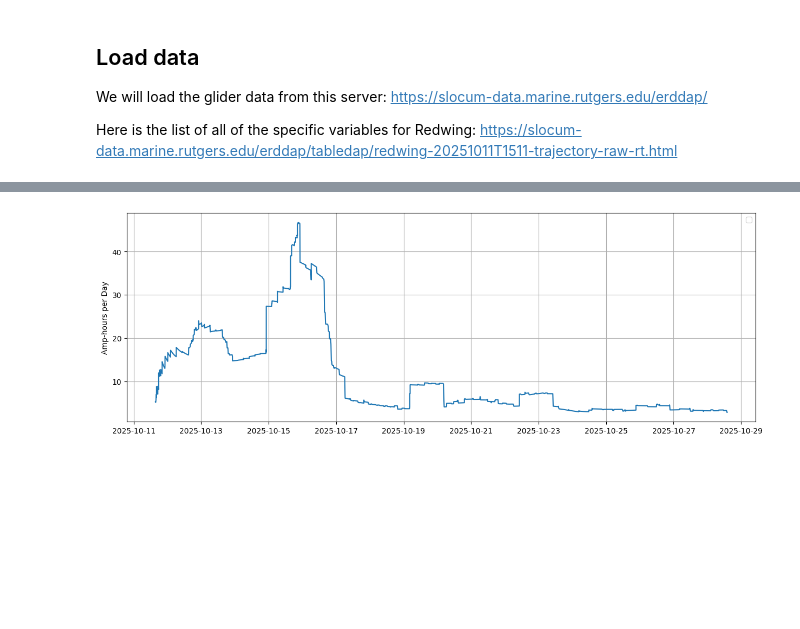
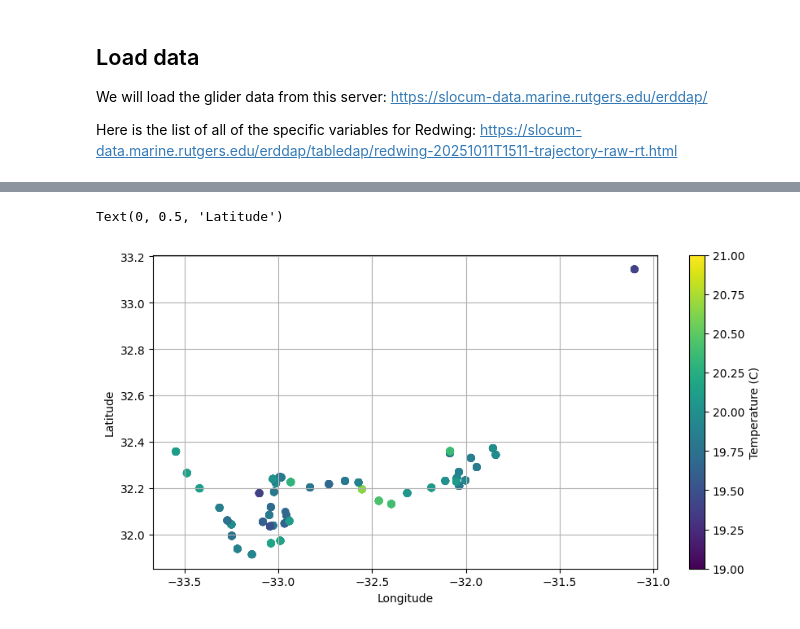
Before and after one commit to JGradone/Topics-Sentinel, a Jupyter notebook: Redwing_Real_Time.ipynb, the cells around one changed output, grey strips where cells are left out. Drawn from its saved outputs; the diff is of its cells as text; code cells hidden in the pictures; blank space fills up the shorter version.

```diff
--- a/Redwing_Real_Time.ipynb
+++ b/Redwing_Real_Time.ipynb
@@ -138,24 +151,14 @@ Text(0.5, 0, 'Time')
-# %%
-redwing.index = pd.to_datetime(redwing.time)
-redwing = redwing.sort_index()
-
-# Rolling and differencing
-redwing['amp_hour_diff'] = (
-    np.abs(redwing['m_battery_amp_hours_remaining'].rolling('2h').mean().diff())
-    .rolling('24h').mean()
-)
-
-redwing['time_diff'] = redwing.index.to_series().diff().dt.total_seconds()
-redwing['amp_hour_per_day'] = redwing['amp_hour_diff'] / redwing['time_diff'] * 86400
-
-# Median filter + rolling mean
-redwing['amp_hour_per_day_smooth'] = redwing['amp_hour_per_day'].rolling('24h').mean()
-
-# Plot
-plt.figure(figsize=(15,5))
-plt.plot(redwing.index, redwing['amp_hour_per_day_smooth'])
-plt.ylabel('Amp-hours per Day')
-plt.legend()
-plt.grid()
-# %% [output]
-[figure, removed]
+# %%
+## Make figure
+plt.figure(figsize=(10,5))
+## Plot temp
+plt.scatter(redwing.longitude,redwing.latitude,c=redwing.sci_water_temp,vmin=19,vmax=21)
+# Make colorbar
+plt.colorbar(label='Temperature (C)')
+## Set limits
+plt.grid()
+plt.xlabel('Longitude')
+plt.ylabel('Latitude')
+# %% [output]
+Text(0, 0.5, 'Latitude')
+[figure, added]
```
Also changed, not shown: parts of 8 cells of this notebook.
